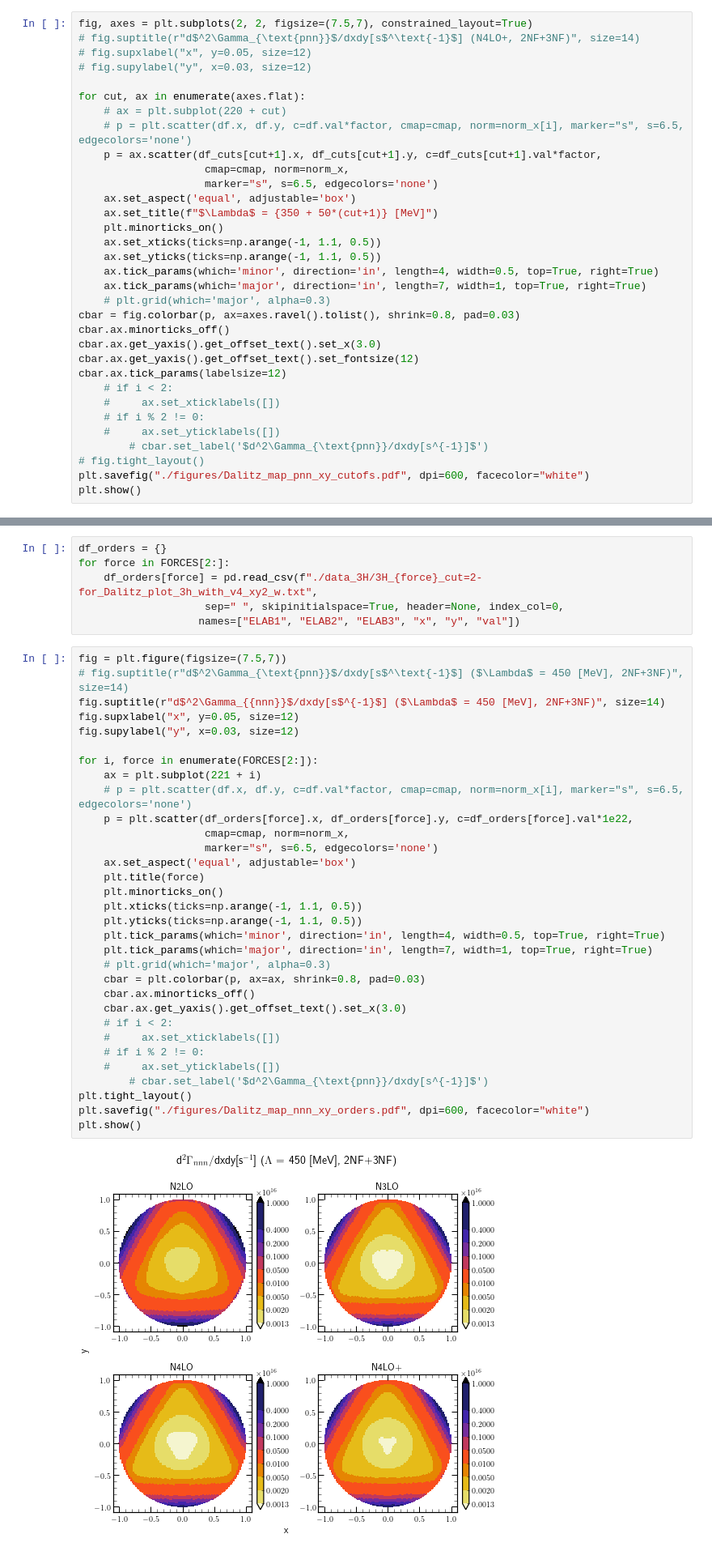
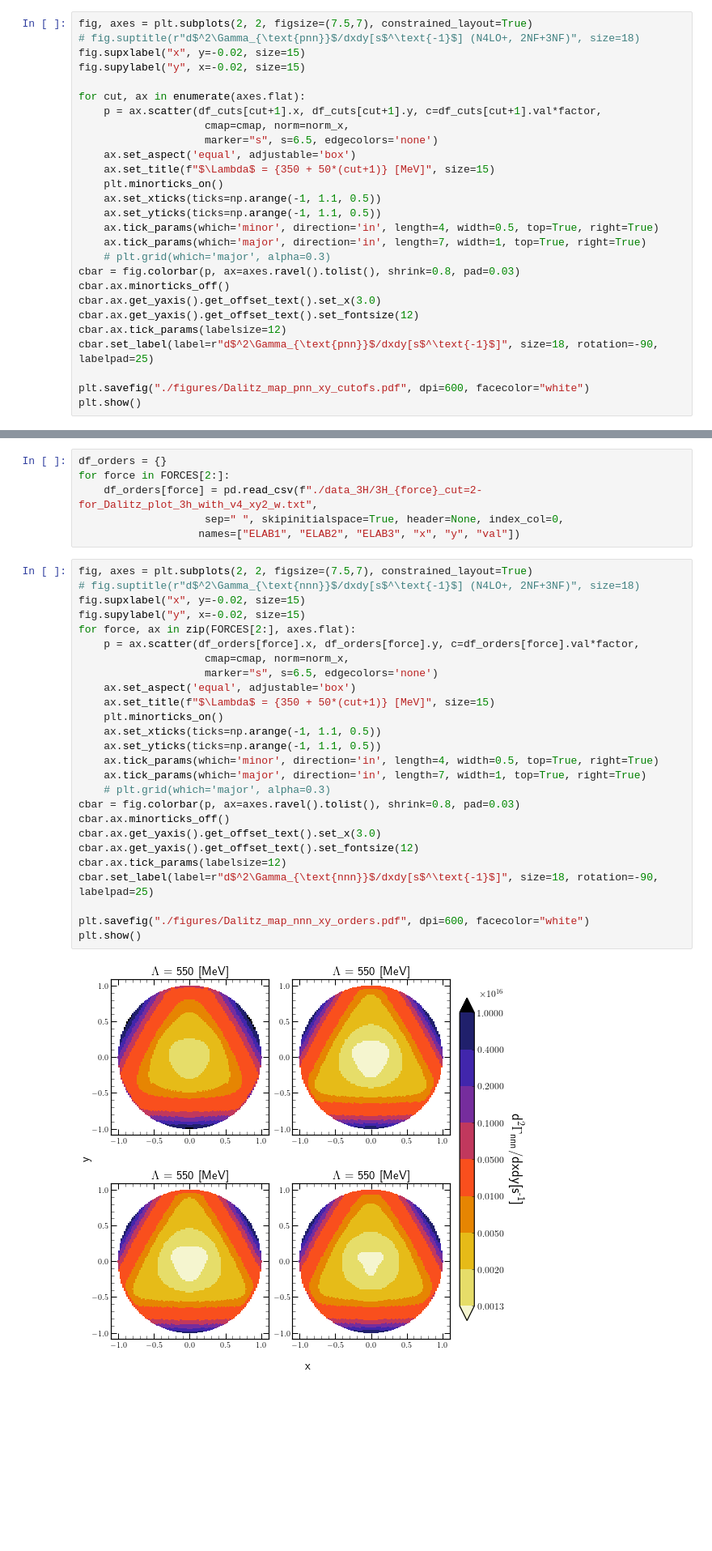
Before and after one commit to VitaliiUr/thesis, a Jupyter notebook: PlotData/PION/Dalitz_maps/figures_PION.ipynb, the cells around one changed output, grey strips where cells are left out. Shown at 81% size. Saved outputs shown, nothing was run; the diff lists cells and outputs as text; blank space fills up the shorter version.

```diff
--- a/PlotData/PION/Dalitz_maps/figures_PION.ipynb
+++ b/PlotData/PION/Dalitz_maps/figures_PION.ipynb
@@ -183,17 +181,15 @@ plt.show()
 # %%
 fig, axes = plt.subplots(2, 2, figsize=(7.5,7), constrained_layout=True)
-# fig.suptitle(r"d$^2\Gamma_{\text{pnn}}$/dxdy[s$^\text{-1}$] (N4LO+, 2NF+3NF)", size=14)
-# fig.supxlabel("x", y=0.05, size=12)
-# fig.supylabel("y", x=0.03, size=12)
+# fig.suptitle(r"d$^2\Gamma_{\text{pnn}}$/dxdy[s$^\text{-1}$] (N4LO+, 2NF+3NF)", size=18)
+fig.supxlabel("x", y=-0.02, size=15)
+fig.supylabel("y", x=-0.02, size=15)
 
 for cut, ax in enumerate(axes.flat):
-    # ax = plt.subplot(220 + cut)
-    # p = plt.scatter(df.x, df.y, c=df.val*factor, cmap=cmap, norm=norm_x[i], marker="s", s=6.5, edgecolors='none')
     p = ax.scatter(df_cuts[cut+1].x, df_cuts[cut+1].y, c=df_cuts[cut+1].val*factor,
                     cmap=cmap, norm=norm_x,
                     marker="s", s=6.5, edgecolors='none')
     ax.set_aspect('equal', adjustable='box')
-    ax.set_title(f"$\Lambda$ = {350 + 50*(cut+1)} [MeV]")
+    ax.set_title(f"$\Lambda$ = {350 + 50*(cut+1)} [MeV]", size=15)
     plt.minorticks_on()
     ax.set_xticks(ticks=np.arange(-1, 1.1, 0.5))
     ax.set_yticks(ticks=np.arange(-1, 1.1, 0.5))
@@ -205,12 +201,8 @@ cbar.ax.minorticks_off()
 cbar.ax.get_yaxis().get_offset_text().set_x(3.0)
 cbar.ax.get_yaxis().get_offset_text().set_fontsize(12)
 cbar.ax.tick_params(labelsize=12)
-    # if i < 2:
-    #     ax.set_xticklabels([])
-    # if i % 2 != 0:
-    #     ax.set_yticklabels([])
-        # cbar.set_label('$d^2\Gamma_{\text{pnn}}/dxdy[s^{-1}]$')
-# fig.tight_layout()
+cbar.set_label(label=r"d$^2\Gamma_{\text{pnn}}$/dxdy[s$^\text{-1}$]", size=18, rotation=-90, labelpad=25)
+
 plt.savefig("./figures/Dalitz_map_pnn_xy_cutofs.pdf", dpi=600, facecolor="white")
 plt.show()
 # %% [output]
@@ -920,39 +914,33 @@ for force in FORCES[2:]:
                     sep=" ", skipinitialspace=True, header=None, index_col=0,
                    names=["ELAB1", "ELAB2", "ELAB3", "x", "y", "val"])
 # %%
-fig = plt.figure(figsize=(7.5,7))
-# fig.suptitle(r"d$^2\Gamma_{\text{pnn}}$/dxdy[s$^\text{-1}$] ($\Lambda$ = 450 [MeV], 2NF+3NF)", size=14)
-fig.suptitle(r"d$^2\Gamma_{{nnn}}$/dxdy[s$^{-1}$] ($\Lambda$ = 450 [MeV], 2NF+3NF)", size=14)
-fig.supxlabel("x", y=0.05, size=12)
-fig.supylabel("y", x=0.03, size=12)
-
-for i, force in enumerate(FORCES[2:]):
-    ax = plt.subplot(221 + i)
-    # p = plt.scatter(df.x, df.y, c=df.val*factor, cmap=cmap, norm=norm_x[i], marker="s", s=6.5, edgecolors='none')
-    p = plt.scatter(df_orders[force].x, df_orders[force].y, c=df_orders[force].val*1e22,
+fig, axes = plt.subplots(2, 2, figsize=(7.5,7), constrained_layout=True)
+# fig.suptitle(r"d$^2\Gamma_{\text{nnn}}$/dxdy[s$^\text{-1}$] (N4LO+, 2NF+3NF)", size=18)
+fig.supxlabel("x", y=-0.02, size=15)
+fig.supylabel("y", x=-0.02, size=15)
+for force, ax in zip(FORCES[2:], axes.flat):
+    p = ax.scatter(df_orders[force].x, df_orders[force].y, c=df_orders[force].val*factor,
                     cmap=cmap, norm=norm_x,
                     marker="s", s=6.5, edgecolors='none')
     ax.set_aspect('equal', adjustable='box')
-    plt.title(force)
+    ax.set_title(f"$\Lambda$ = {350 + 50*(cut+1)} [MeV]", size=15)
     plt.minorticks_on()
-    plt.xticks(ticks=np.arange(-1, 1.1, 0.5))
-    plt.yticks(ticks=np.arange(-1, 1.1, 0.5))
-    plt.tick_params(which='minor', direction='in', length=4, width=0.5, top=True, right=True)
-    plt.tick_params(which='major', direction='in', length=7, width=1, top=True, right=True)
+    ax.set_xticks(ticks=np.arange(-1, 1.1, 0.5))
+    ax.set_yticks(ticks=np.arange(-1, 1.1, 0.5))
+    ax.tick_params(which='minor', direction='in', length=4, width=0.5, top=True, right=True)
+    ax.tick_params(which='major', direction='in', length=7, width=1, top=True, right=True)
     # plt.grid(which='major', alpha=0.3)
-    cbar = plt.colorbar(p, ax=ax, shrink=0.8, pad=0.03)
-    cbar.ax.minorticks_off()
-    cbar.ax.get_yaxis().get_offset_text().set_x(3.0)
-    # if i < 2:
-    #     ax.set_xticklabels([])
-    # if i % 2 != 0:
-    #     ax.set_yticklabels([])
-        # cbar.set_label('$d^2\Gamma_{\text{pnn}}/dxdy[s^{-1}]$')
-plt.tight_layout()
+cbar = fig.colorbar(p, ax=axes.ravel().tolist(), shrink=0.8, pad=0.03)
+cbar.ax.minorticks_off()
+cbar.ax.get_yaxis().get_offset_text().set_x(3.0)
+cbar.ax.get_yaxis().get_offset_text().set_fontsize(12)
+cbar.ax.tick_params(labelsize=12)
+cbar.set_label(label=r"d$^2\Gamma_{\text{nnn}}$/dxdy[s$^\text{-1}$]", size=18, rotation=-90, labelpad=25)
+
 plt.savefig("./figures/Dalitz_map_nnn_xy_orders.pdf", dpi=600, facecolor="white")
 plt.show()
 # %% [output]
-[figure, old version]
+[figure, new version]
 # %% [markdown]
 ### E1E2
 # %%
```
Also changed, not shown: parts of 12 cells of this notebook, 13 other files.
